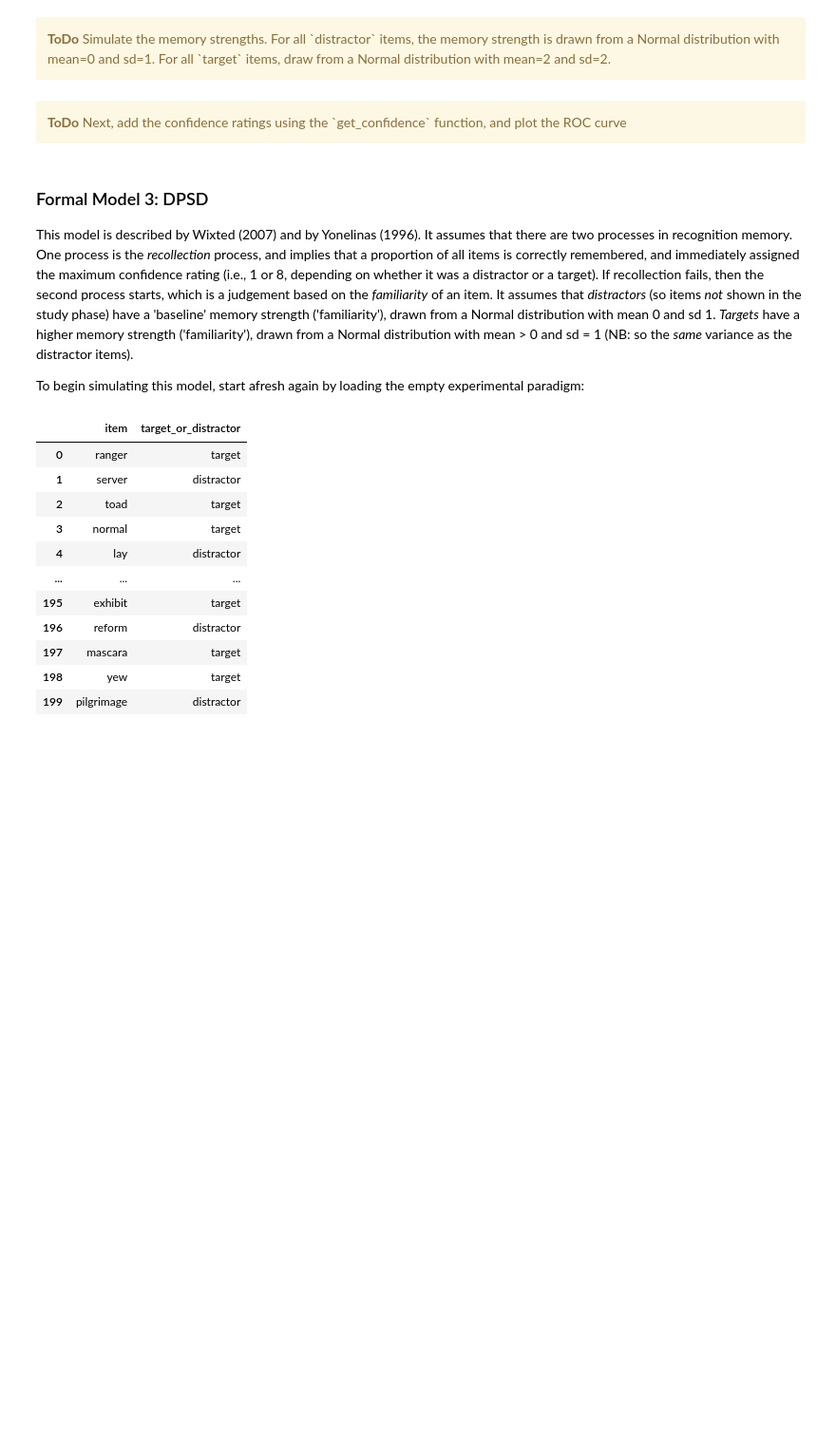
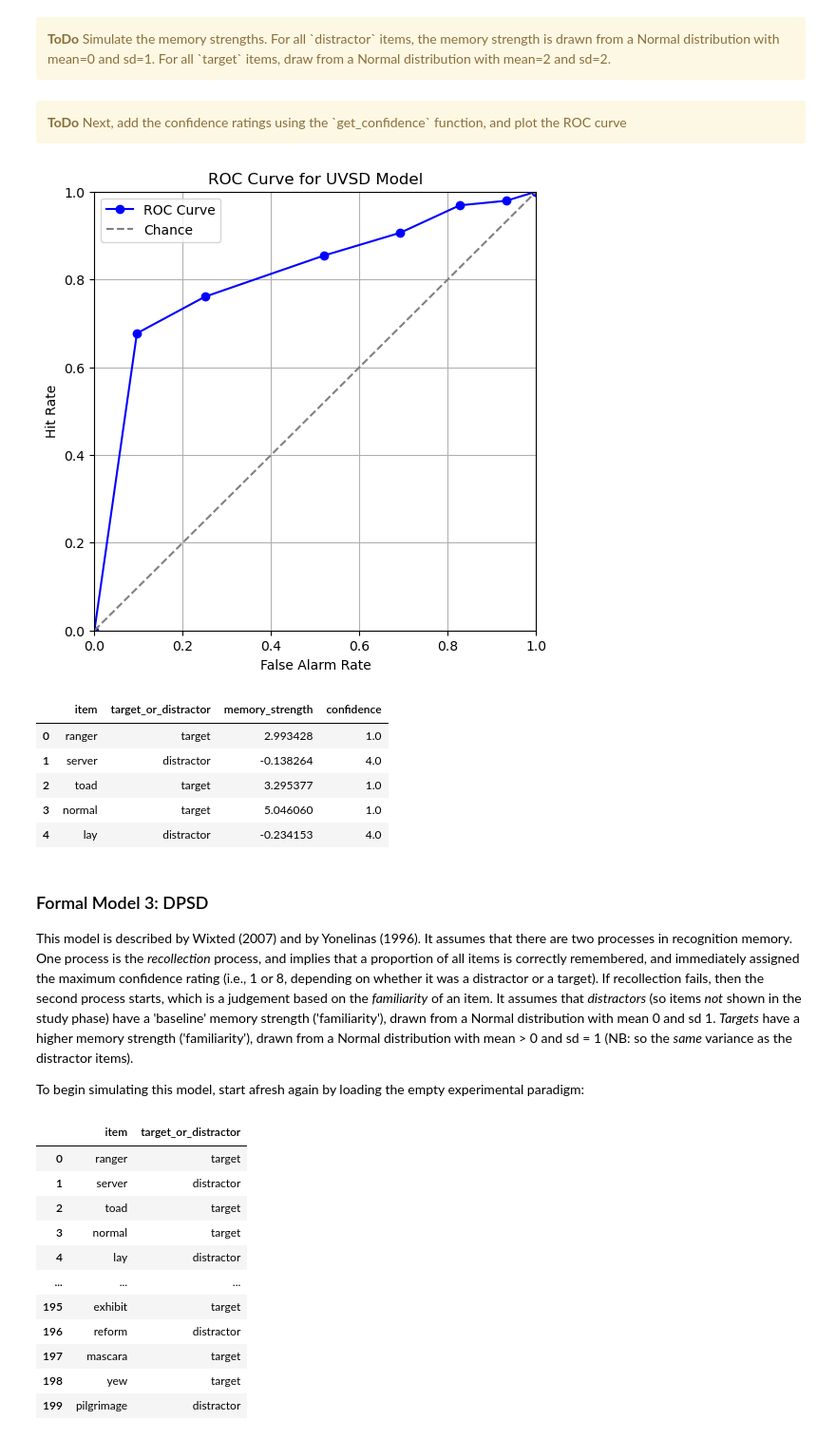
Before and after one commit to kooroshkz/Cognition_and_Computation, a Jupyter notebook: Project-1/memory.ipynb, the cells around one changed output. Shown at 95% size. Saved outputs shown, nothing was run; the diff lists cells and outputs as text; code cells hidden in the pictures; blank space fills up the shorter version.

```diff
--- a/Project-1/memory.ipynb
+++ b/Project-1/memory.ipynb
@@ -397,13 +398,87 @@ model2_data
     <b>ToDo</b> Simulate the memory strengths. For all `distractor` items, the memory strength is drawn from a Normal distribution with mean=0 and sd=1. For all `target` items, draw from a Normal distribution with mean=2 and sd=2.
 </div>
 # %%
-# your answer here
+# Set random seed for reproducibility
+np.random.seed(42)
+
+# Simulate memory strengths for UVSD model
+memory_strengths = []
+for _, row in model2_data.iterrows():
+    if row["target_or_distractor"] == "distractor":
+        memory_strengths.append(np.random.normal(0, 1))  # Distractors: mean=0, sd=1
+    else:
+        memory_strengths.append(np.random.normal(2, 2))  # Targets: mean=2, sd=2
+
+# Add the generated memory strengths to the dataframe
+model2_data["memory_strength"] = memory_strengths
 # %% [markdown]
 <div class='alert alert-warning'>
     <b>ToDo</b> Next, add the confidence ratings using the `get_confidence` function, and plot the ROC curve
 </div>
 # %%
-# your answer here
+model2_data["confidence"] = get_confidence(model2_data["memory_strength"])
+
+def compute_roc_curve(data):
+    """Computes hit and false alarm rates for ROC curve."""
+    conf_levels = sorted(data["confidence"].unique())
+
+    hit_rates = [0]
+    false_alarm_rates = [0]
+
+    total_targets = sum(data["target_or_distractor"] == "target")
+    total_distractors = sum(data["target_or_distractor"] == "distractor")
+
+    for t in conf_levels:
+        filtered = data[data["confidence"] <= t]
+
+        hits = sum((filtered["target_or_distractor"] == "target"))
+        false_alarms = sum((filtered["target_or_distractor"] == "distractor"))
+
+        if total_targets > 0:
+            hit_rate = hits / total_targets
+        else:
+            hit_rate = 0
+
+        if total_distractors > 0:
+            false_alarm_rate = false_alarms / total_distractors
+        else:
+            false_alarm_rate = 0
+
+        hit_rates.append(hit_rate)
+        false_alarm_rates.append(false_alarm_rate)
+
+    hit_rates.append(1)
+    false_alarm_rates.append(1)
+
+    return false_alarm_rates, hit_rates
+
+def plot_roc_curve(data, title="ROC Curve for UVSD Model"):
+    """Plots the ROC curve."""
+    fpr, tpr = compute_roc_curve(data)
+
+    plt.figure(figsize=(6,6))
+    plt.plot(fpr, tpr, marker="o", linestyle="-", color="b", label="ROC Curve")
+    plt.plot([0,1], [0,1], "--", color="gray", label="Chance")
+    plt.xlim([0,1])
+    plt.ylim([0,1])
+    plt.xlabel("False Alarm Rate")
+    plt.ylabel("Hit Rate")
+    plt.title(title)
+    plt.legend()
+    plt.grid()
+    plt.show()
+
+plot_roc_curve(model2_data, title="ROC Curve for UVSD Model")
+
+model2_data.head()
+# %% [output]
+[figure, added]
+|  | item | target_or_distractor | memory_strength | confidence |
+| 0 | ranger | target | 2.993428 | 1.0 |
+| 1 | server | distractor | -0.138264 | 4.0 |
+| 2 | toad | target | 3.295377 | 1.0 |
+| 3 | normal | target | 5.046060 | 1.0 |
+| 4 | lay | distractor | -0.234153 | 4.0 |
 # %% [markdown]
 ### Formal Model 3: DPSD
 
```
Also changed, not shown: parts of 3 cells of this notebook.
